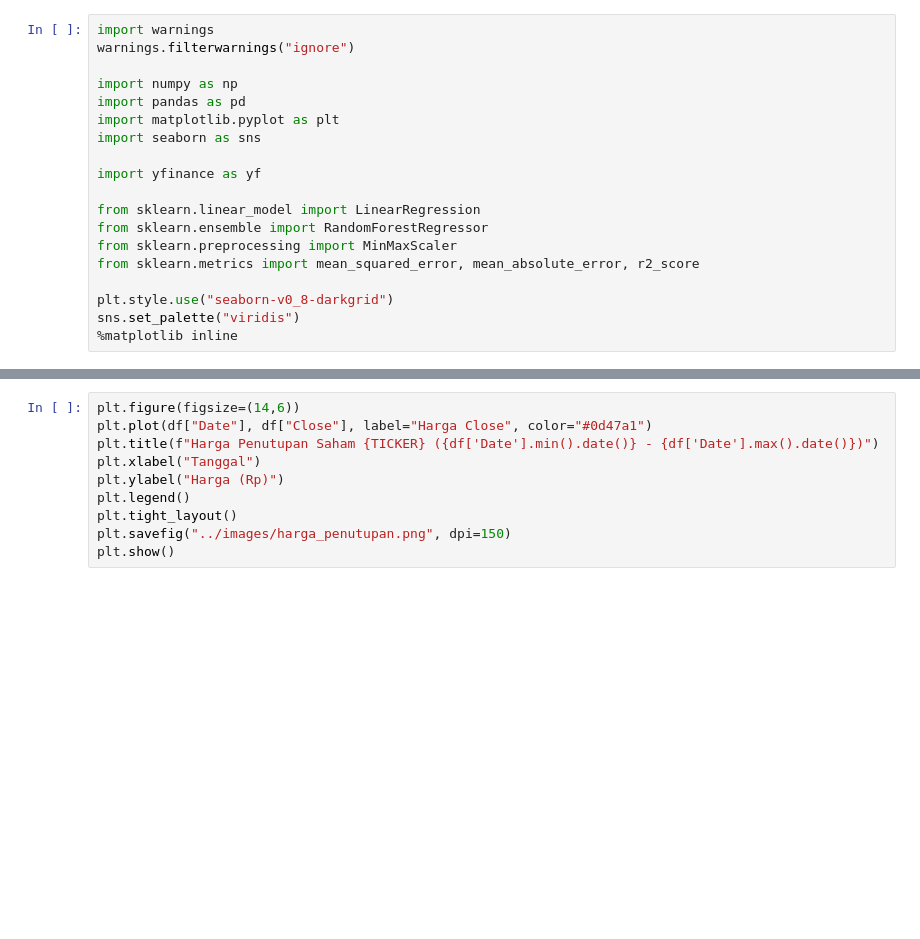
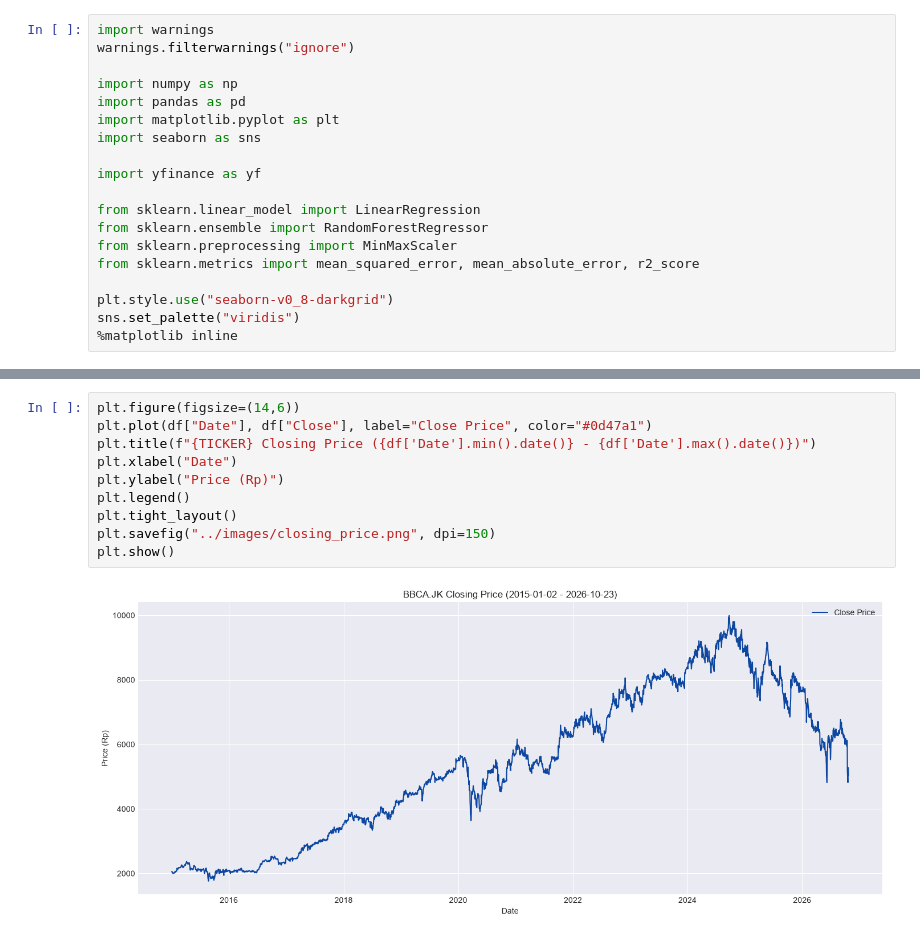
Before and after one commit to techrick-rgb/BCA-Stock-Predictor, a Jupyter notebook: notebooks/BCA_Stock_Prediction.ipynb, the cells around one changed output, grey strips where cells are left out. Saved outputs shown, nothing was run; the diff lists cells and outputs as text; blank space fills up the shorter version.

Commit message:
Update dashboard: bilingual ID/EN, naive baseline, CSV export, rename images to English

```diff
--- a/notebooks/BCA_Stock_Prediction.ipynb
+++ b/notebooks/BCA_Stock_Prediction.ipynb
@@ -82,13 +131,15 @@ df.isnull().sum()
 # %%
 plt.figure(figsize=(14,6))
-plt.plot(df["Date"], df["Close"], label="Harga Close", color="#0d47a1")
-plt.title(f"Harga Penutupan Saham {TICKER} ({df['Date'].min().date()} - {df['Date'].max().date()})")
-plt.xlabel("Tanggal")
-plt.ylabel("Harga (Rp)")
+plt.plot(df["Date"], df["Close"], label="Close Price", color="#0d47a1")
+plt.title(f"{TICKER} Closing Price ({df['Date'].min().date()} - {df['Date'].max().date()})")
+plt.xlabel("Date")
+plt.ylabel("Price (Rp)")
 plt.legend()
 plt.tight_layout()
-plt.savefig("../images/harga_penutupan.png", dpi=150)
+plt.savefig("../images/closing_price.png", dpi=150)
 plt.show()
+# %% [output]
+[figure, added]
 # %%
 plt.figure(figsize=(14,6))
 plt.plot(df["Date"], df["Volume"], color="#6a1b9a")
```
Also changed, not shown: parts of 34 cells of this notebook, 14 other files.
